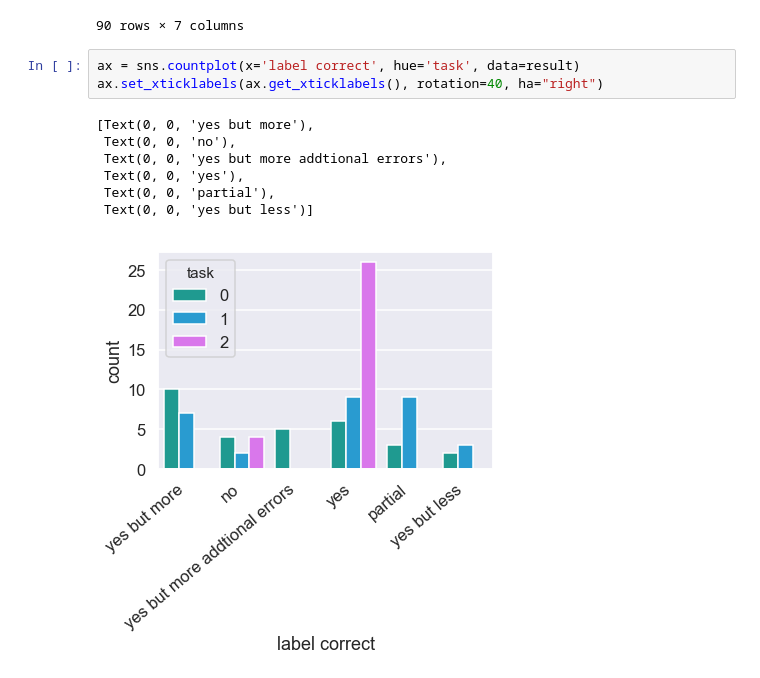
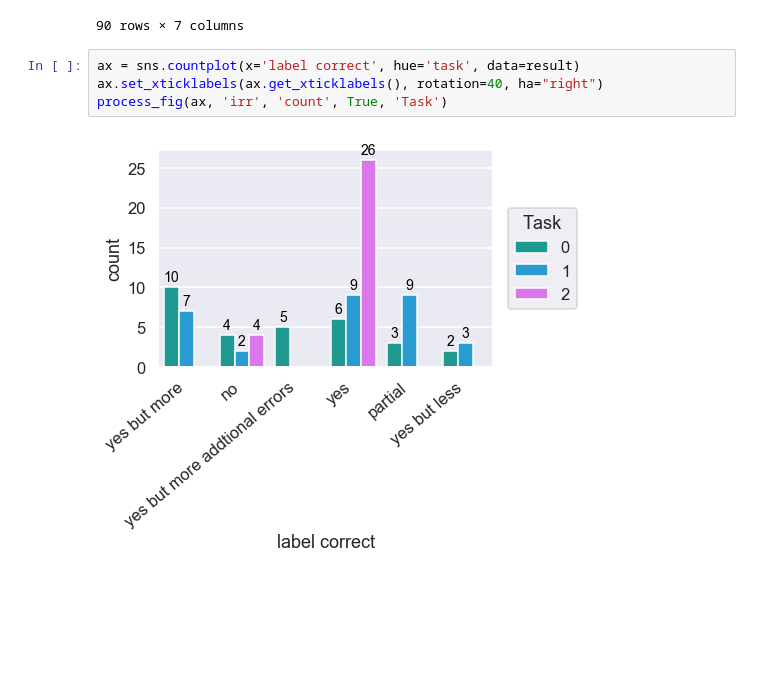
Before and after one commit to lacinoire/master-thesis, a Jupyter notebook: evaluation/results/second_labeling_validation.ipynb, the cells around one changed output. Cells and saved outputs as stored; diff of their text form; blank space fills up the shorter version.

```diff
--- a/evaluation/results/second_labeling_validation.ipynb
+++ b/evaluation/results/second_labeling_validation.ipynb
@@ -59,11 +59,6 @@ result
 # %%
 ax = sns.countplot(x='label correct', hue='task', data=result)
 ax.set_xticklabels(ax.get_xticklabels(), rotation=40, ha="right")
+process_fig(ax, 'irr', 'count', True, 'Task')
 # %% [output]
-[Text(0, 0, 'yes but more'),
- Text(0, 0, 'no'),
- Text(0, 0, 'yes but more addtional errors'),
- Text(0, 0, 'yes'),
- Text(0, 0, 'partial'),
- Text(0, 0, 'yes but less')]
-[figure, old version]
+[figure, new version]
```
Also changed, not shown: parts of 1 cell of this notebook, 17 other files.
